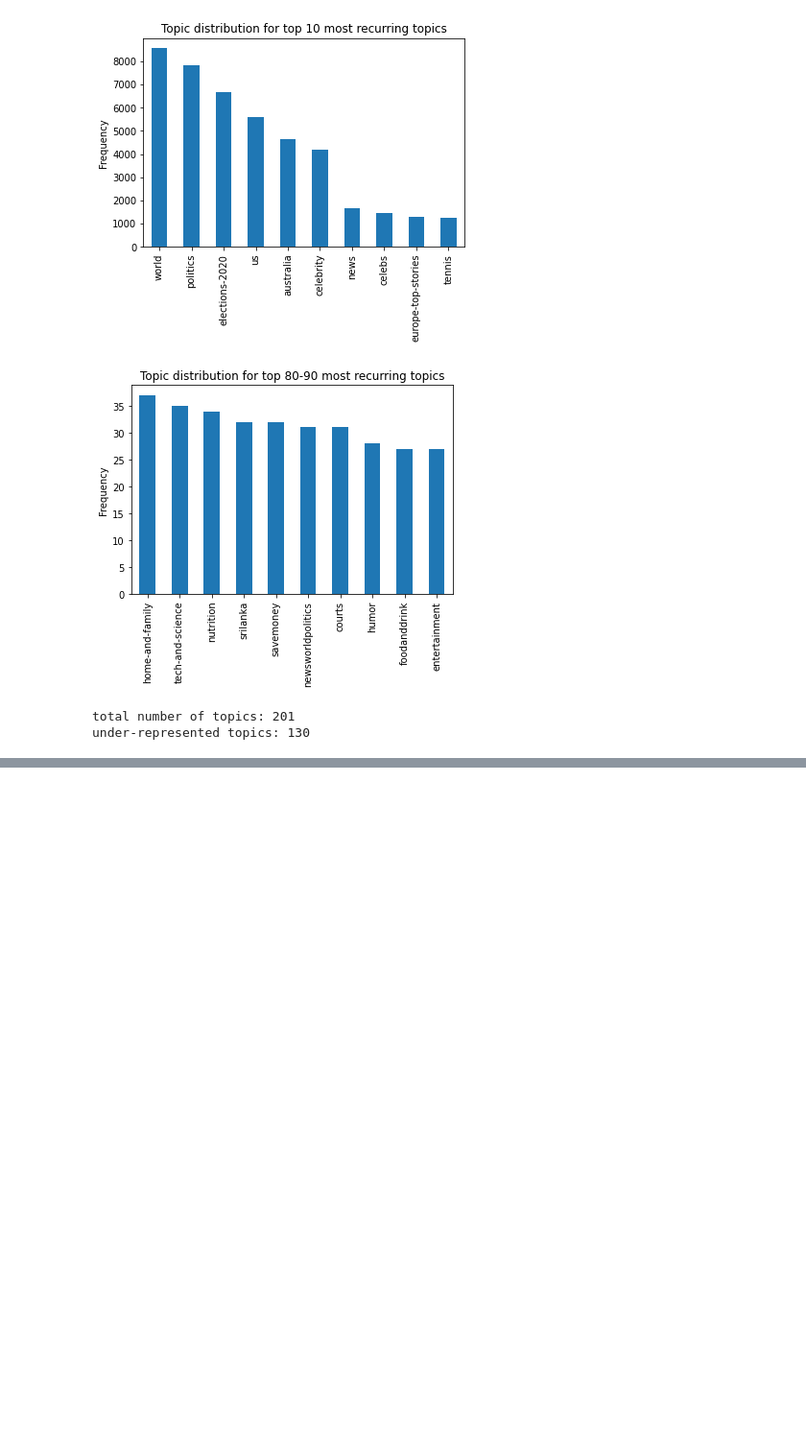
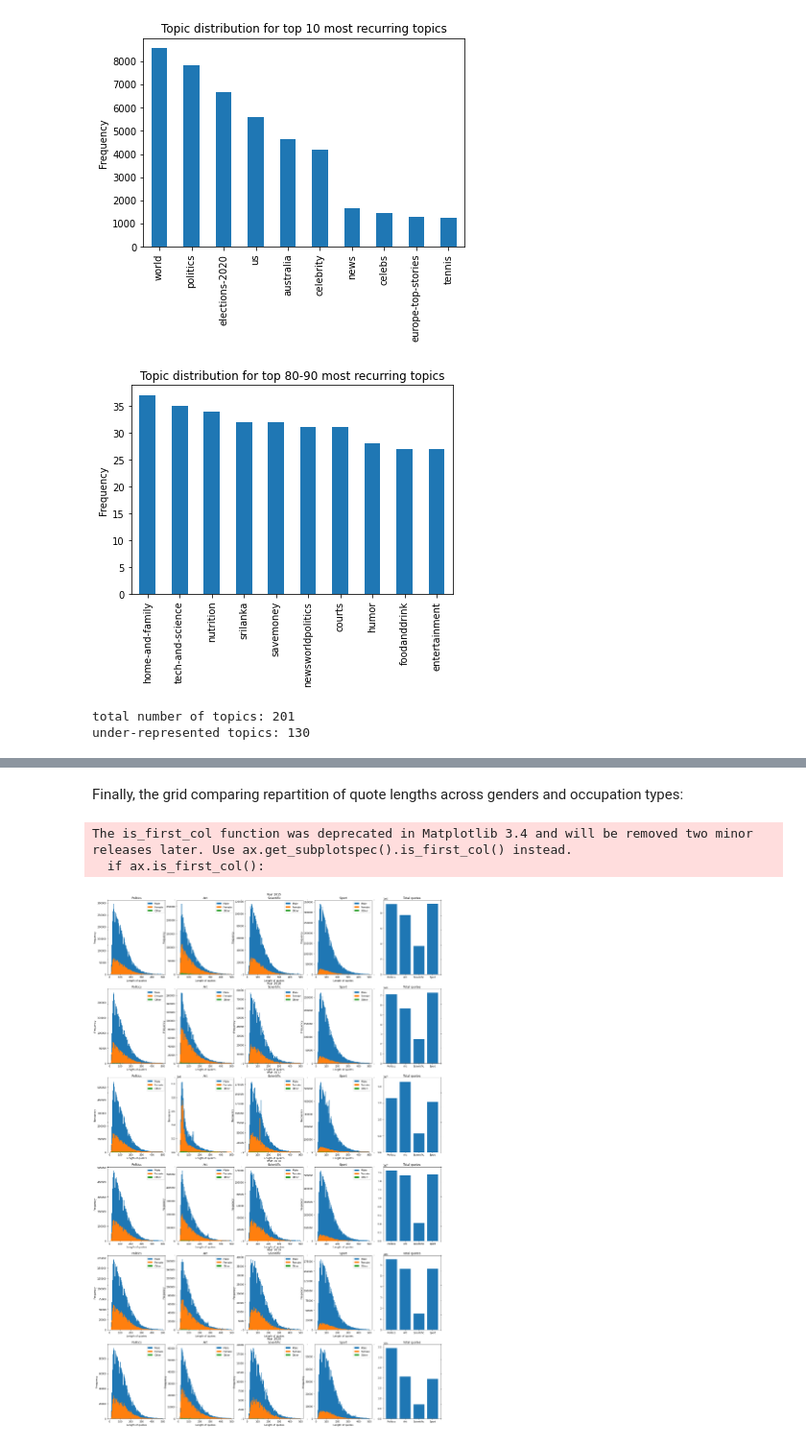
Before and after one commit to epfl-ada/ada-2021-project-rapid-lemons, a Jupyter notebook: Milestone2.ipynb, the cells around one changed output, grey strips where cells are left out. Shown: that part at 96% size. Drawn from its saved outputs; the diff is of its cells as text; code cells hidden in the pictures; blank space fills up the shorter version.

```diff
--- a/Milestone2.ipynb
+++ b/Milestone2.ipynb
@@ -776,0 +1135,50 @@ total_df.to_csv(os.path.join(path_to_modified_folder, name), header=True)
+# %% [markdown]
+Finally, the grid comparing repartition of quote lengths across genders and occupation types:
+# %%
+#This plots a big grid showing the repartition of quote lengths for each gender across the four categories, for each years
+def plotHistogramsPerOccupationForAll():
+  keys = ["Politics", "Art", "Scientific", "Sport"]
+  fig, big_axes = plt.subplots( figsize=(25.0, 40.0) , nrows=len(filenames), ncols=1)
+
+  year = 2015
+  for row, big_ax in enumerate(big_axes, start=1):
+    big_ax.set_title("Year %s \n" % year)
+    year += 1
+    # Turn off axis lines and ticks of the big subplot
+    # obs alpha is 0 in RGBA string!
+    big_ax.tick_params(labelcolor=(1.,1.,1., 0.0), top='off', bottom='off', left='off', right='off')
+    # removes the white frame
+    big_ax._frameon = False
+  for y in range(len(filenames)):
+    quotes_lengths = pd.read_csv(os.path.join(path_to_modified_folder, "quote-lengths-" + filenames[y]))
+    quotes_nbs = pd.read_csv(os.path.join(path_to_modified_folder, "quote-numbers-" + filenames[y]))
+    year = filenames[y][7:11]
+
+    for i in range(len(keys)+1):
+      ax = fig.add_subplot(len(filenames),len(keys)+1,(y*(len(keys)+1))+i+1)
+      if(i != 4):
+        male = quotes_lengths[(quotes_lengths["gender"] == "male") & (quotes_lengths["occupation"] == keys[i])]
+        female = quotes_lengths[(quotes_lengths["gender"] == "female") & (quotes_lengths["occupation"] == keys[i])]
+        other = quotes_lengths[(quotes_lengths["gender"] == "other") & (quotes_lengths["occupation"] == keys[i])]
+
+        male["quotation"].plot(kind="hist", bins = 100, weights=male["0"], ax = ax)
+        female["quotation"].plot(kind="hist", bins = 100, weights=female["0"], ax = ax)
+        other["quotation"].plot(kind="hist", bins = 100, weights=other["0"], ax = ax)
+        ax.set_title(keys[i])
+        ax.set_xlabel("Length of quotes")
+        ax.legend(["Male","Female","Other"])
+      else:
+        totals = []
+        totals.append(quotes_nbs[quotes_nbs["occupation"] == "Politics"]["0"].sum())
+        totals.append(quotes_nbs[quotes_nbs["occupation"] == "Art"]["0"].sum())
+        totals.append(quotes_nbs[quotes_nbs["occupation"] == "Scientific"]["0"].sum())
+        totals.append(quotes_nbs[quotes_nbs["occupation"] == "Sport"]["0"].sum())
+        ax.bar(keys, totals)
+        ax.set_title("Total quotes")
+
+
+plotHistogramsPerOccupationForAll()
+# %% [output]
+The is_first_col function was deprecated in Matplotlib 3.4 and will be removed two minor releases later. Use ax.get_subplotspec().is_first_col() instead.
+  if ax.is_first_col():
+[figure, added]
```
Also changed, not shown: parts of 26 cells of this notebook.
